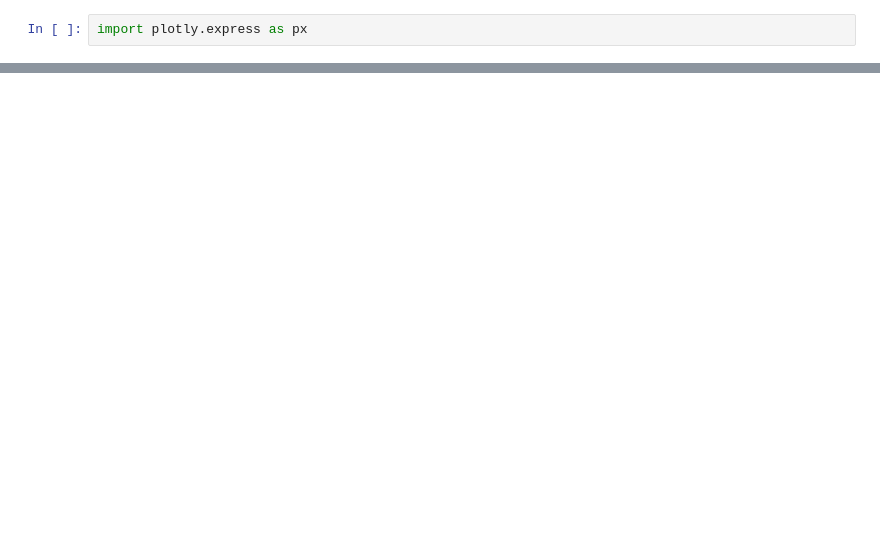
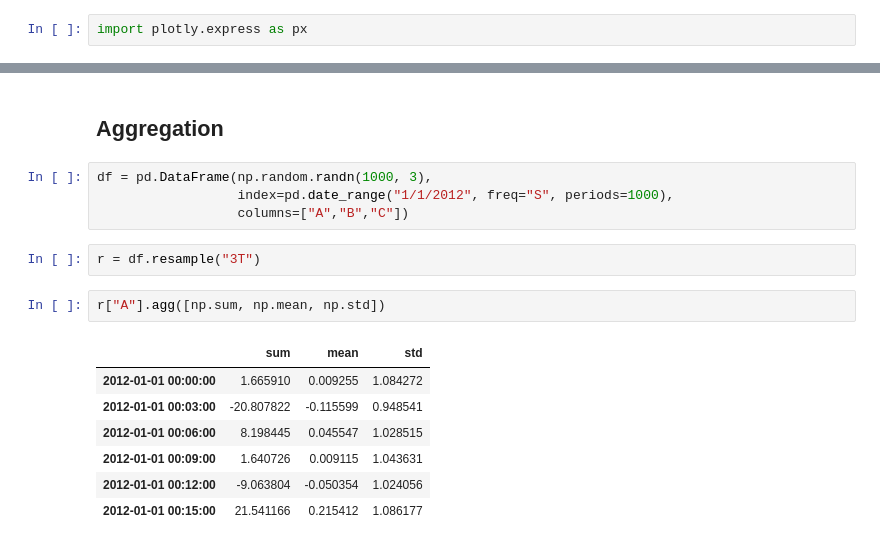
Before and after one commit to 95-percent-ci/BlueSkyHackathon, a Jupyter notebook: PandasTS.ipynb, the cells around one changed output, grey strips where cells are left out. Drawn from its saved outputs; the diff is of its cells as text; blank space fills up the shorter version.

```diff
--- a/PandasTS.ipynb
+++ b/PandasTS.ipynb
@@ -745,0 +954,18 @@ px.line(temp_data, y=['T'])
+# %% [markdown]
+## Aggregation
+# %%
+df = pd.DataFrame(np.random.randn(1000, 3),
+                  index=pd.date_range("1/1/2012", freq="S", periods=1000),
+                  columns=["A","B","C"])
+# %%
+r = df.resample("3T")
+# %%
+r["A"].agg([np.sum, np.mean, np.std])
+# %% [output]
+|  | sum | mean | std |
+| 2012-01-01 00:00:00 | 1.665910 | 0.009255 | 1.084272 |
+| 2012-01-01 00:03:00 | -20.807822 | -0.115599 | 0.948541 |
+| 2012-01-01 00:06:00 | 8.198445 | 0.045547 | 1.028515 |
+| 2012-01-01 00:09:00 | 1.640726 | 0.009115 | 1.043631 |
+| 2012-01-01 00:12:00 | -9.063804 | -0.050354 | 1.024056 |
+| 2012-01-01 00:15:00 | 21.541166 | 0.215412 | 1.086177 |
```
Also changed, not shown: parts of 97 cells of this notebook, 2 other files.
